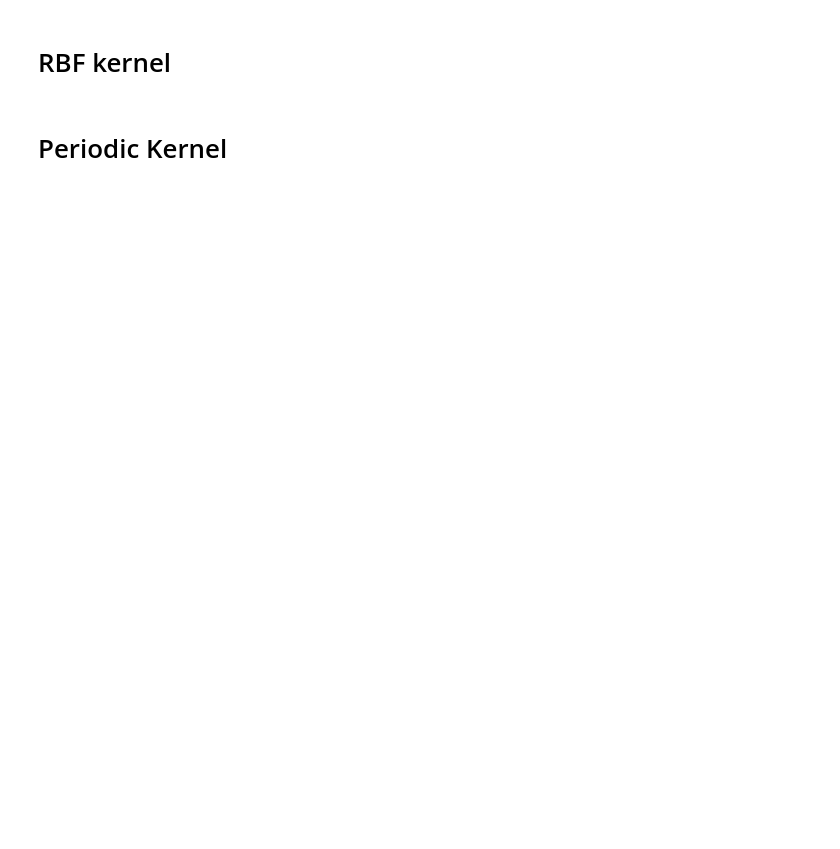
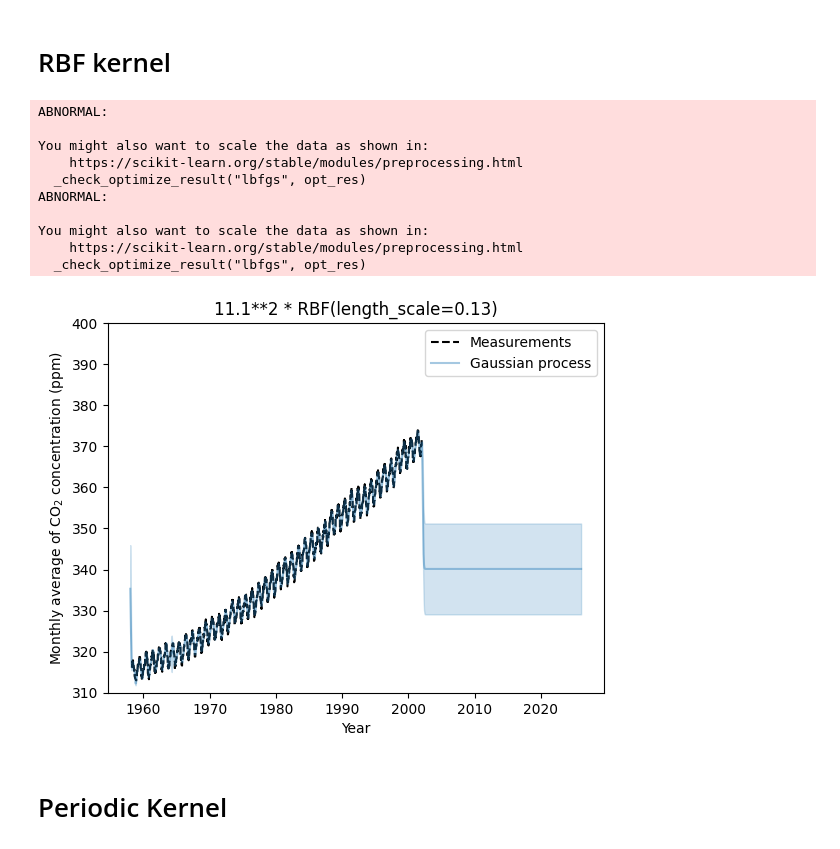
Before and after one commit to ChemAI-Lab/AI4Chem, a Jupyter notebook: website/modules/02-gaussian_processes.ipynb, the cells around one changed output. Cells and saved outputs as stored; diff of their text form; code cells hidden in the pictures; blank space fills up the shorter version.

```diff
--- a/website/modules/02-gaussian_processes.ipynb
+++ b/website/modules/02-gaussian_processes.ipynb
@@ -141,21 +152,32 @@ plot_gp_predictions(
 # %%
 from sklearn.gaussian_process import GaussianProcessRegressor
 from sklearn.gaussian_process.kernels import RBF, ConstantKernel
 
-rbf_kernel = ConstantKernel(100) * \
-    RBF(length_scale=50.0, length_scale_bounds=(1e1, 1e6))
+rbf_kernel = ConstantKernel() *   RBF(length_scale=50.0, length_scale_bounds=(1e-1, 1e6))
 
 y_mean = y.mean()
 gaussian_process = GaussianProcessRegressor(
     kernel=rbf_kernel,
     normalize_y=False,
     alpha=1e-5,
     n_restarts_optimizer=5,
 )
 gaussian_process.fit(X, y - y_mean)
 
 plot_gp_predictions(
     gaussian_process, kernel_name=str(gaussian_process.kernel_))
+# %% [output]
+ABNORMAL:
+
+You might also want to scale the data as shown in:
+    https://scikit-learn.org/stable/modules/preprocessing.html
+  _check_optimize_result("lbfgs", opt_res)
+ABNORMAL:
+
+You might also want to scale the data as shown in:
+    https://scikit-learn.org/stable/modules/preprocessing.html
+  _check_optimize_result("lbfgs", opt_res)
+[figure, added]
 # %% [markdown]
 # Periodic Kernel
 # %%
```
Also changed, not shown: parts of 8 cells of this notebook, 4 other files.
